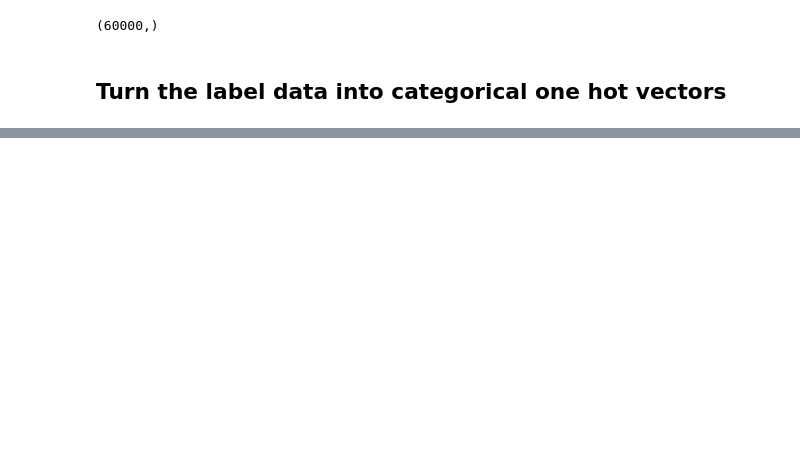
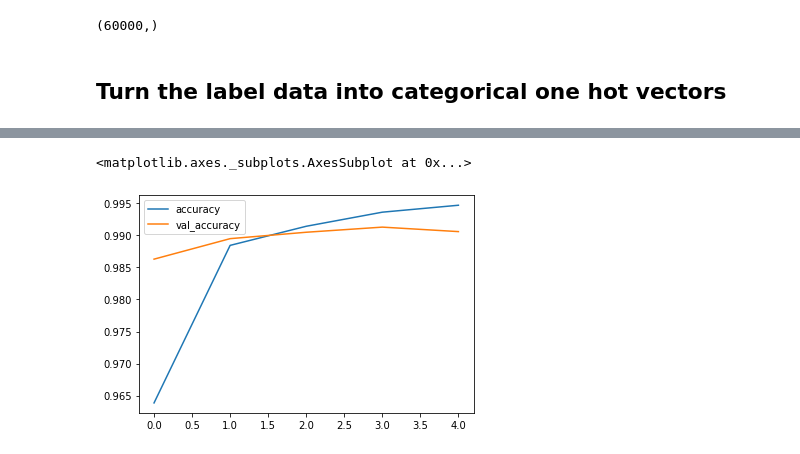
Before and after one commit to Ali-T-Ibrahim/dl-practice, a Jupyter notebook: CNN/MNIST_CNN.ipynb, the cells around one changed output, grey strips where cells are left out. Saved outputs shown, nothing was run; the diff lists cells and outputs as text; code cells hidden in the pictures; blank space fills up the shorter version.

```diff
--- a/CNN/MNIST_CNN.ipynb
+++ b/CNN/MNIST_CNN.ipynb
@@ -37,0 +171,5 @@ y_test_cat = to_categorical(y_test, num_classes=10)
+# %%
+metrics[['accuracy', 'val_accuracy']].plot()
+# %% [output]
+<matplotlib.axes._subplots.AxesSubplot at 0x...>
+[figure, added]
```
Also changed, not shown: parts of 55 cells of this notebook.
